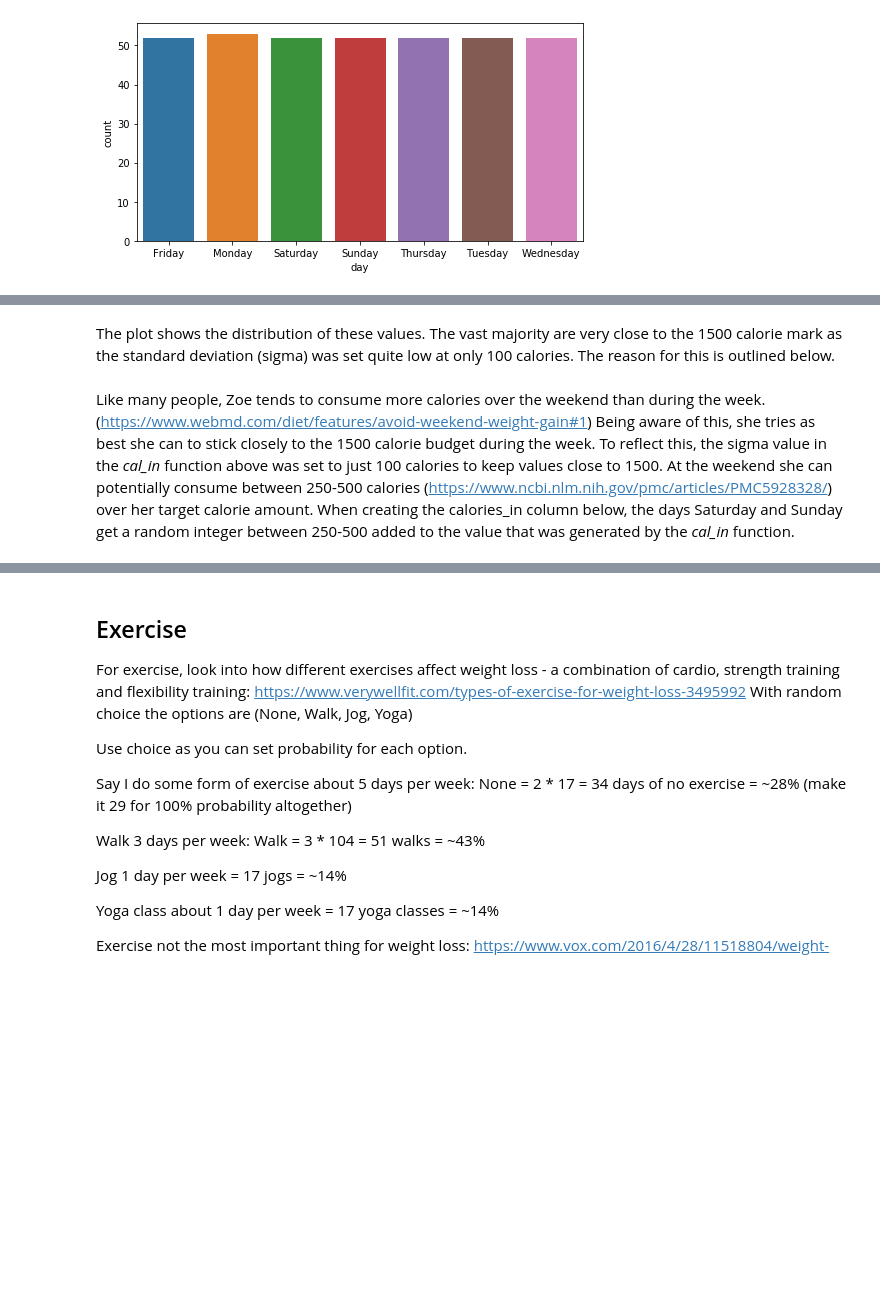
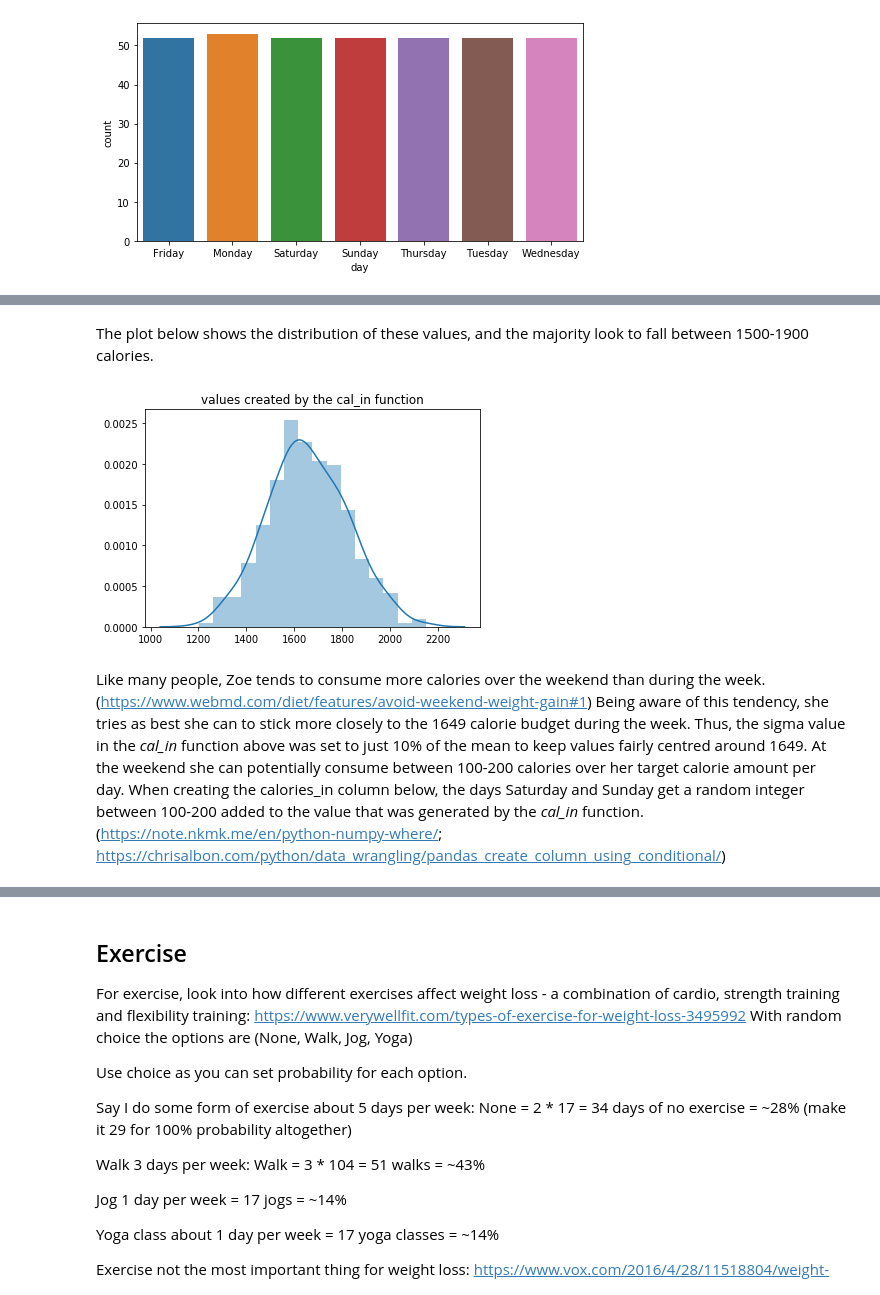
Before and after one commit to jennifer-ryan/data-set-simulation, a Jupyter notebook: Dataset Simulation.ipynb, the cells around one changed output, grey strips where cells are left out. Cells and saved outputs as stored; diff of their text form; code cells hidden in the pictures; blank space fills up the shorter version.

```diff
--- a/Dataset Simulation.ipynb
+++ b/Dataset Simulation.ipynb
@@ -272,16 +275,13 @@ The numbers are converted to integer values as no one would realistically track
 # %%
-# https://stackoverflow.com/a/18444710
-# https://stackoverflow.com/a/53948014
-# https://docs.scipy.org/doc/scipy-0.15.1/reference/generated/scipy.stats.truncnorm.html
-# https://stackoverflow.com/a/37411711
-
+# Creating calorie intake function.
 def cal_in():
     low = 1200
     high = 2200
     mu = 1649
-    sigma = 100
+    sigma = 165
     x = stats.truncnorm((low - mu) / sigma, (high - mu) / sigma, loc=mu, scale=sigma)
     cal_val = x.rvs(365).astype(int)
     return cal_val
 
+# Printing cal_in array.
 cal_in()
@@ -288,10 +306,12 @@ cal_in()
-# %% [markdown]
-The plot shows the distribution of these values. The vast majority are very close to the 1500 calorie mark as the standard deviation (sigma) was set quite low at only 100 calories. The reason for this is outlined below.
+# %% [markdown]
+The plot below shows the distribution of these values, and the majority look to fall between 1500-1900 calories.
 # %%
-# Plotting the distribution of calories_in
+# Plotting the distribution of cal_in
 sns.distplot(cal_in())
-plt.title('values created by the calories_in function')
+plt.title('values created by the cal_in function')
 plt.show()
+# %% [output]
+[figure, added]
 # %% [markdown]
-Like many people,  Zoe tends to consume more calories over the weekend than during the week. (https://www.webmd.com/diet/features/avoid-weekend-weight-gain#1) Being aware of this, she tries as best she can to stick closely to the 1500 calorie budget during the week. To reflect this, the sigma value in the *cal_in* function above was set to just 100 calories to keep values close to 1500. At the weekend she can potentially consume between 250-500 calories (https://www.ncbi.nlm.nih.gov/pmc/articles/PMC5928328/) over her target calorie amount. When creating the calories_in column below, the days Saturday and Sunday get a random integer between 250-500 added to the value that was generated by the *cal_in* function.
+Like many people,  Zoe tends to consume more calories over the weekend than during the week. (https://www.webmd.com/diet/features/avoid-weekend-weight-gain#1) Being aware of this tendency, she tries as best she can to stick more closely to the 1649 calorie budget during the week. Thus, the sigma value in the *cal_in* function above was set to just 10% of the mean to keep values fairly centred around 1649. At the weekend she can potentially consume between 100-200 calories over her target calorie amount per day. When creating the calories_in column below, the days Saturday and Sunday get a random integer between 100-200 added to the value that was generated by the *cal_in* function. (https://note.nkmk.me/en/python-numpy-where/;  https://chrisalbon.com/python/data_wrangling/pandas_create_column_using_conditional/)
 # %%
```
Also changed, not shown: parts of 33 cells of this notebook.
